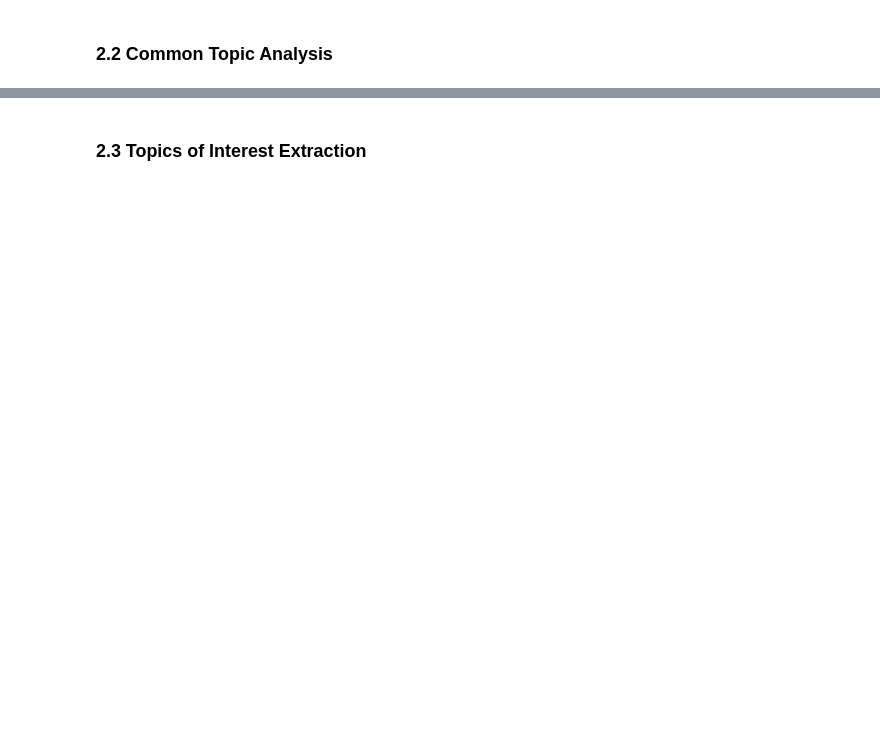
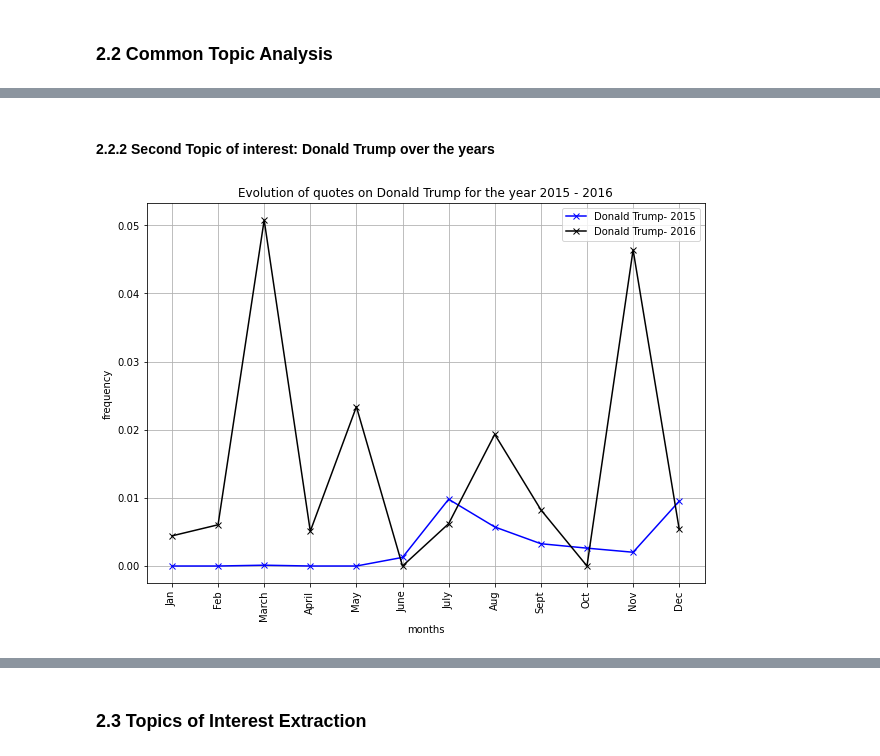
Before and after one commit to epfl-ada/ada-2021-project-adaventurers, a Jupyter notebook: Adaventurers-Project.ipynb, the cells around one changed output, grey strips where cells are left out. Saved outputs shown, nothing was run; the diff lists cells and outputs as text; code cells hidden in the pictures; blank space fills up the shorter version.

```diff
--- a/Adaventurers-Project.ipynb
+++ b/Adaventurers-Project.ipynb
@@ -422,0 +598,7 @@ Based on a systematic analysis of the top 20 topics. We selected the words that
+# %% [markdown]
+#### 2.2.2 Second Topic of interest: Donald Trump over the years
+# %%
+list_trump=["donald","trump"]
+plot_topic_over_year(list_trump,"Donald Trump","results/figures/trump_2015-2020.png", 2015, 2016)
+# %% [output]
+[figure, added]
```
Also changed, not shown: parts of 63 cells of this notebook, 30 other files.
